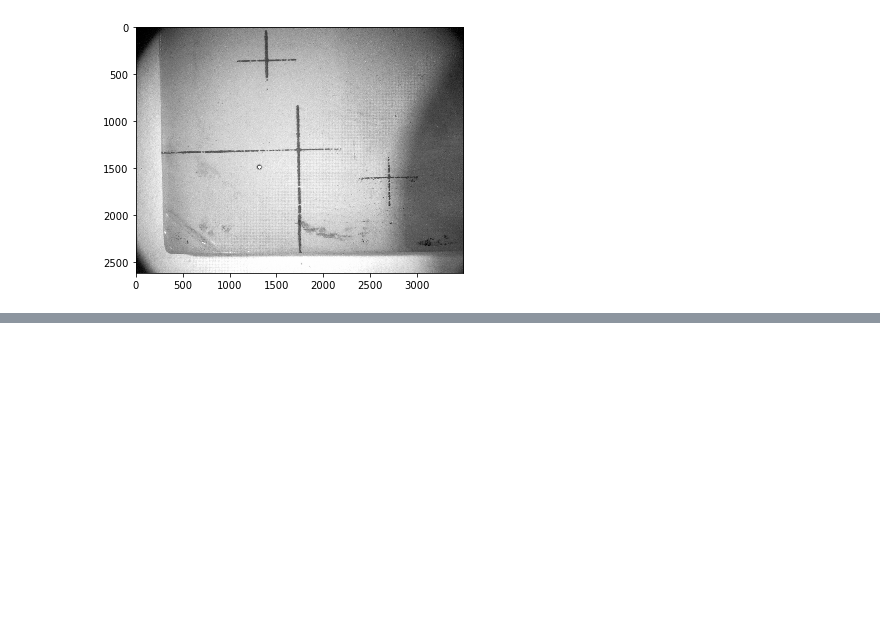
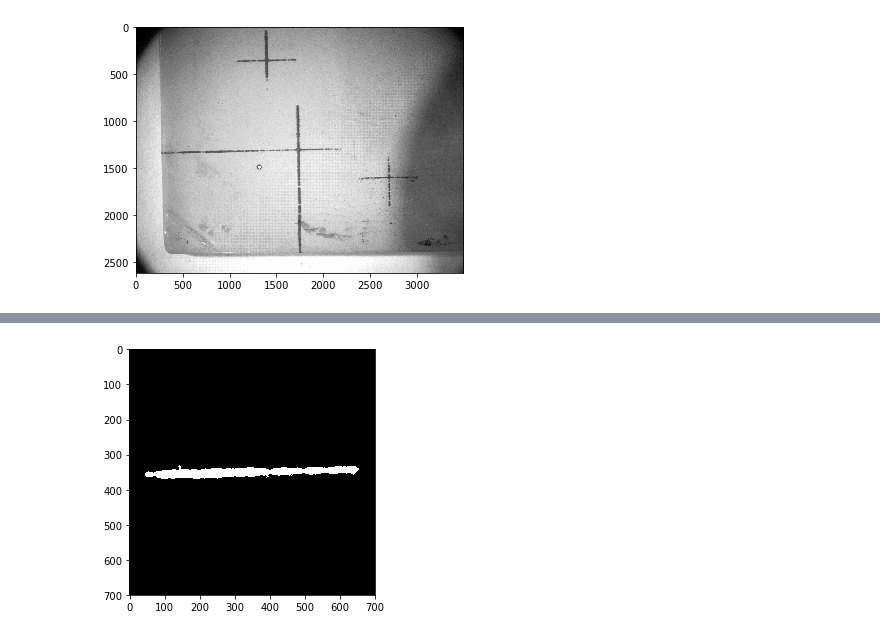
Before and after one commit to atercygnus/notches, a Jupyter notebook: make_sample.ipynb, the cells around one changed output, grey strips where cells are left out. Drawn from its saved outputs; the diff is of its cells as text; code cells hidden in the pictures; blank space fills up the shorter version.

```diff
--- a/make_sample.ipynb
+++ b/make_sample.ipynb
@@ -32,27 +32,32 @@ def FeaturesToImage(fts, width, height, correction=False):
     image = np.zeros((width, height))
 
     if correction:
+        ft_width = maxx-minx
+        ft_height = maxy-miny
+        if ft_width > width or ft_height > height:
+            return np.zeros((width, height))
+        indent_width = int((width-ft_width)/2)
+        indent_height = int((height-ft_height)/2)
         for x, y in fts:
-            if y-miny >= width or x-minx >= height:
-                return None
-            image[y-miny, x-minx] = 1
+            image[y-miny+indent_height, x-minx+indent_width] = 1
     else:
         for x, y in fts:
             image[y, x] = 1
 
     return image
 # %%
-def clasterize(pixels):
-    scan = DBSCAN(eps=50, min_samples=100)
+def clusterize(pixels):
+    scan = DBSCAN(eps=30, min_samples=1000)
     return scan.fit_predict(pixels)
 # %%
 def n_clusters(labels):
     return len(set(labels)) - (1 if -1 in labels else 0)
 # %%
+notch_size=650
 def prepare(image):
     pixels = ImageToFeatures(image)
 
-    labels = clasterize(pixels)
+    labels = clusterize(pixels)
 
     n_clt = n_clusters(labels)
 
@@ -63,15 +68,15 @@ def prepare(image):
         notches.append([pixels[ix] for ix in cluster])
     notches = np.array(notches)
 
-    data=list(map(lambda x: FeaturesToImage(np.array(x), width=650, height=650, correction=True), notches))
+    data=list(map(lambda x: FeaturesToImage(np.array(x), width=notch_size, height=notch_size, correction=True), notches))
     data_src=list(map(lambda x: FeaturesToImage(np.array(x), width=image.shape[0], height=image.shape[1]), notches))
 
     data_prep = []
     for dt in data:
         if dt != None:
-            data_prep.append(dt.reshape(650*650))
+            data_prep.append(dt.reshape(notch_size**2))
         else:
-            data_prep.append(np.zeros(650*650))
+            data_prep.append(np.zeros(notch_size**2))
 
     return (data, data_src, data_prep)
 # %%
@@ -92,0 +108,5 @@ data, data_src, data_prep = prepare(bimage)
+# %%
+io.imshow(data[11])
+plt.show()
+# %% [output]
+[figure, added]
```
Also changed, not shown: parts of 6 cells of this notebook.
